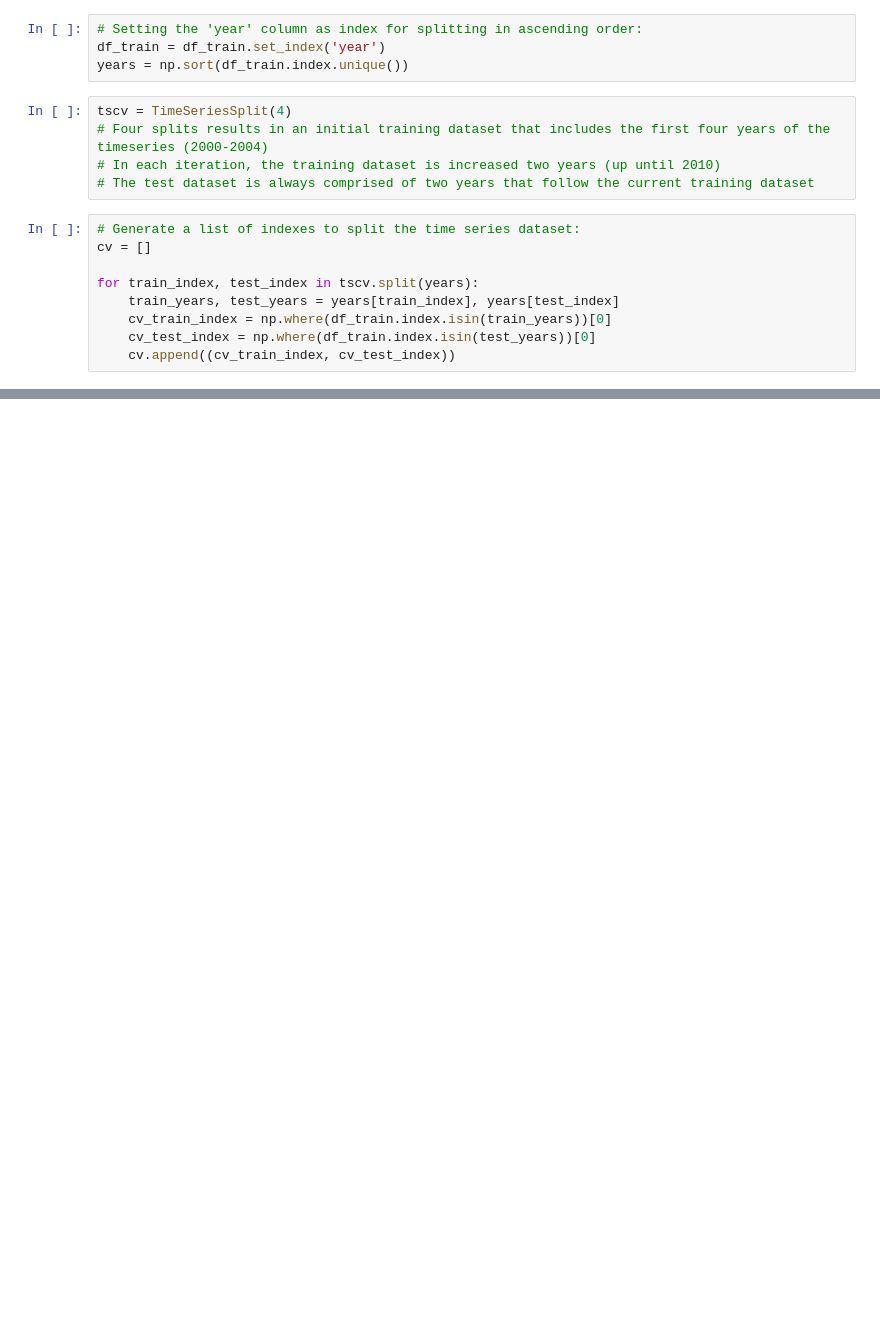
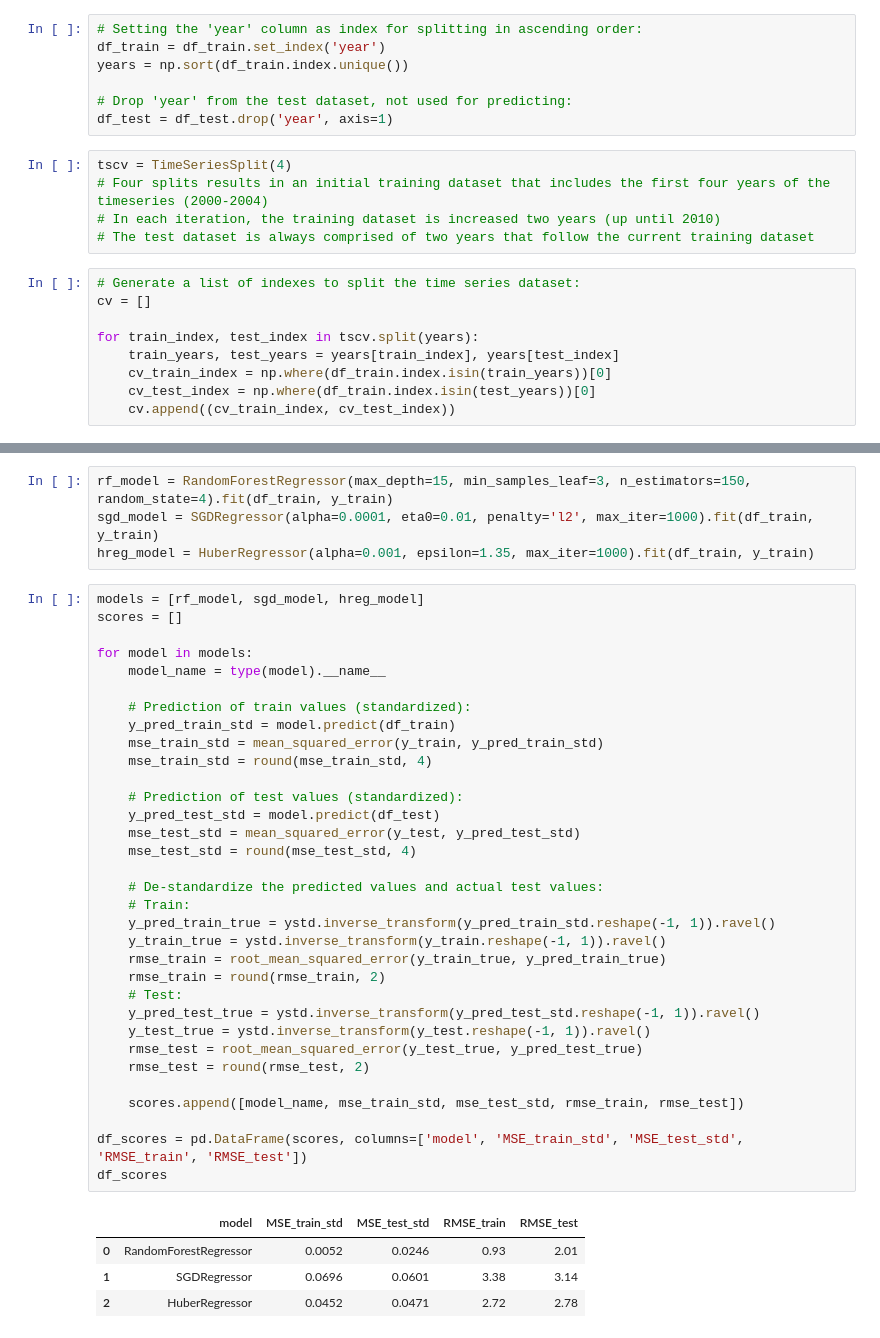
Before and after one commit to LaboraTORIbio/life_expectancy_prediction, a Jupyter notebook: life_expectancy.ipynb, the cells around one changed output, grey strips where cells are left out. Drawn from its saved outputs; the diff is of its cells as text; blank space fills up the shorter version.

```diff
--- a/life_expectancy.ipynb
+++ b/life_expectancy.ipynb
@@ -639,6 +644,9 @@ Since I'm working with a time series dataset, I cannot use standard cross-valida
 # Setting the 'year' column as index for splitting in ascending order:
 df_train = df_train.set_index('year')
 years = np.sort(df_train.index.unique())
+
+# Drop 'year' from the test dataset, not used for predicting:
+df_test = df_test.drop('year', axis=1)
 # %%
 tscv = TimeSeriesSplit(4)
 # Four splits results in an initial training dataset that includes the first four years of the timeseries (2000-2004)
@@ -775,0 +829,42 @@ The **SGDRegressor** algorithm (that implements a linear regression model optimi
+# %%
+rf_model = RandomForestRegressor(max_depth=15, min_samples_leaf=3, n_estimators=150, random_state=4).fit(df_train, y_train)
+sgd_model = SGDRegressor(alpha=0.0001, eta0=0.01, penalty='l2', max_iter=1000).fit(df_train, y_train)
+hreg_model = HuberRegressor(alpha=0.001, epsilon=1.35, max_iter=1000).fit(df_train, y_train)
+# %%
+models = [rf_model, sgd_model, hreg_model]
+scores = []
+
+for model in models:
+    model_name = type(model).__name__
+
+    # Prediction of train values (standardized):
+    y_pred_train_std = model.predict(df_train)
+    mse_train_std = mean_squared_error(y_train, y_pred_train_std)
+    mse_train_std = round(mse_train_std, 4)
+
+    # Prediction of test values (standardized):
+    y_pred_test_std = model.predict(df_test)
+    mse_test_std = mean_squared_error(y_test, y_pred_test_std)
+    mse_test_std = round(mse_test_std, 4)
+
+    # De-standardize the predicted values and actual test values:
+    # Train:
+    y_pred_train_true = ystd.inverse_transform(y_pred_train_std.reshape(-1, 1)).ravel()
+    y_train_true = ystd.inverse_transform(y_train.reshape(-1, 1)).ravel()
+    rmse_train = root_mean_squared_error(y_train_true, y_pred_train_true)
+    rmse_train = round(rmse_train, 2)
+    # Test:
+    y_pred_test_true = ystd.inverse_transform(y_pred_test_std.reshape(-1, 1)).ravel()
+    y_test_true = ystd.inverse_transform(y_test.reshape(-1, 1)).ravel()
+    rmse_test = root_mean_squared_error(y_test_true, y_pred_test_true)
+    rmse_test = round(rmse_test, 2)
+
+    scores.append([model_name, mse_train_std, mse_test_std, rmse_train, rmse_test])
+
+df_scores = pd.DataFrame(scores, columns=['model', 'MSE_train_std', 'MSE_test_std', 'RMSE_train', 'RMSE_test'])
+df_scores
+# %% [output]
+|  | model | MSE_train_std | MSE_test_std | RMSE_train | RMSE_test |
+| 0 | RandomForestRegressor | 0.0052 | 0.0246 | 0.93 | 2.01 |
+| 1 | SGDRegressor | 0.0696 | 0.0601 | 3.38 | 3.14 |
+| 2 | HuberRegressor | 0.0452 | 0.0471 | 2.72 | 2.78 |
```
Also changed, not shown: parts of 36 cells of this notebook, 1 other file.
